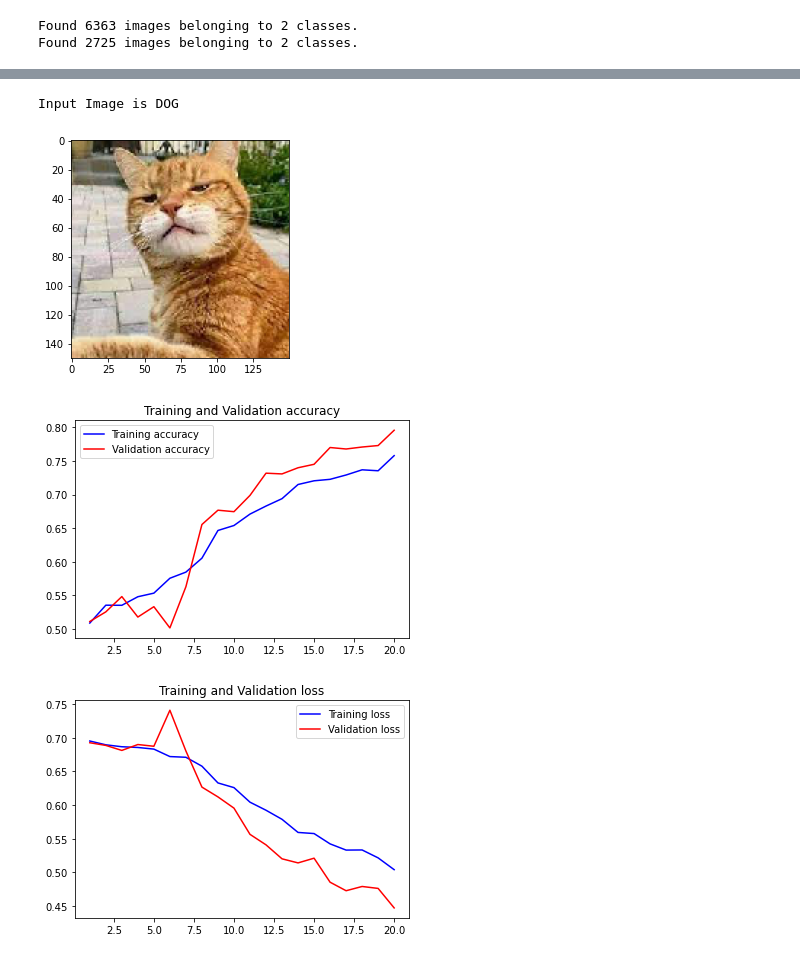
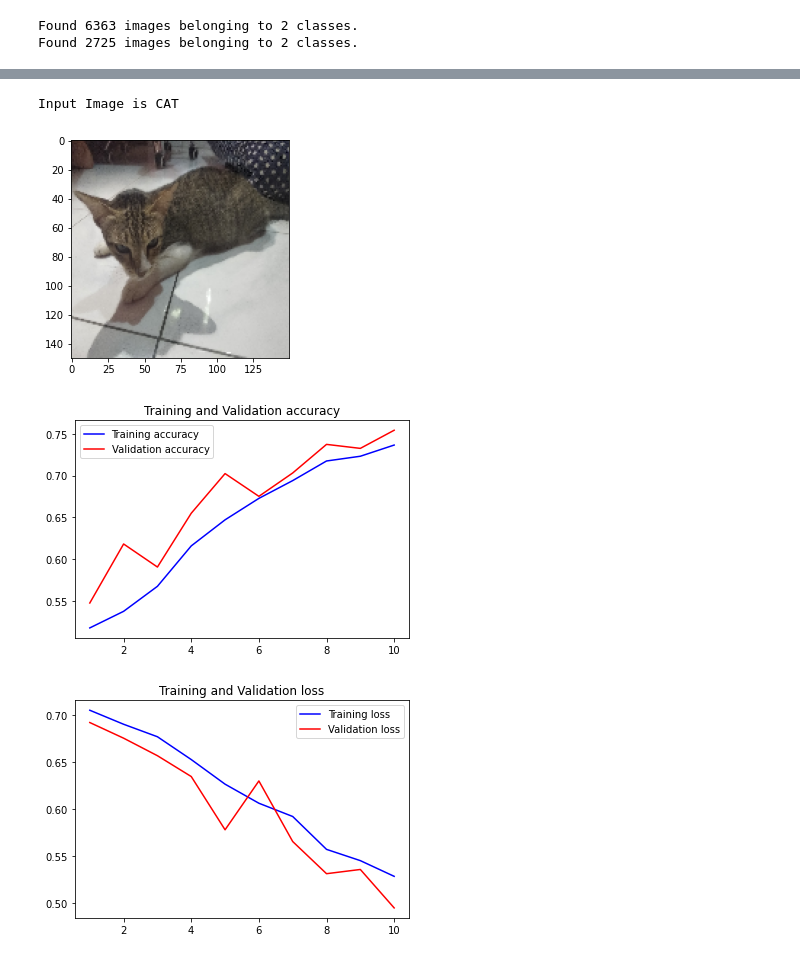
Before and after one commit to hikizan/ImageClassificationWithoutOverfitting, a Jupyter notebook: ImageClassification3.ipynb, the cells around one changed output, grey strips where cells are left out. Drawn from its saved outputs; the diff is of its cells as text; code cells hidden in the pictures.

Commit message:
better but model result not optimal

```diff
--- a/ImageClassification3.ipynb
+++ b/ImageClassification3.ipynb
@@ -17,10 +17,10 @@ from tensorflow.keras.preprocessing.image import ImageDataGenerator
 
 train_datagen = ImageDataGenerator( rescale = 1.0/255,
                                     rotation_range=40,
-                                    width_shift_range=0.2,
-                                    height_shift_range=0.2,
-                                    shear_range=0.2,
-                                    zoom_range=0.2,
+                                    width_shift_range=0.1,
+                                    height_shift_range=0.1,
+                                    shear_range=0.1,
+                                    zoom_range=0.1,
                                     horizontal_flip=True,
                                     fill_mode='nearest',
                                     validation_split=0.3
@@ -48,8 +48,6 @@ Found 2725 images belonging to 2 classes.
 # %%
 model = tf.keras.models.Sequential([
     tf.keras.layers.Conv2D(64, (3,3), activation='relu', input_shape=(150, 150, 3)),
-    tf.keras.layers.MaxPooling2D(2,2),
-    tf.keras.layers.Conv2D(64, (3,3), activation='relu'),
     tf.keras.layers.MaxPooling2D(2,2),
     tf.keras.layers.Conv2D(128, (3,3), activation='relu'),
     tf.keras.layers.MaxPooling2D(2,2),
@@ -88,7 +86,7 @@ model.compile(loss='binary_crossentropy',
 history = model.fit(
     x=train_generator,
     validation_data=validation_generator,
-    epochs=20,
+    epochs=10,
     verbose=2
 )
 # %% [output]
@@ -117,8 +118,8 @@ import matplotlib.image as mpimg
 
 #test_image = image.load_img('cat.1.jpg',target_size=(64,64))
 #test_image = image.load_img('neko.jpg',target_size=(150,150))
-#test_image = image.load_img('dog.4031.jpg',target_size=(150,150))
-test_image = image.load_img('dog.4001.jpg',target_size=(150,150))
+test_image = image.load_img('dog.4031.jpg',target_size=(150,150))
+#test_image = image.load_img('dog.4001.jpg',target_size=(150,150))
 
 imgplot = plt.imshow(test_image)
 test_image = image.img_to_array(test_image)
@@ -135,20 +136,21 @@ Input Image is DOG
 # %%
 #test_image_two = image.load_img('dog.4001.jpg',target_size=(150,150))
-#test_image_two = image.load_img('neko.jpg',target_size=(150,150))
-test_image_two = image.load_img('contohTes.jpg',target_size=(150,150))
+test_image_two = image.load_img('neko.jpg',target_size=(150,150))
+#test_image_two = image.load_img('contohTes.jpg',target_size=(150,150))
+#test_image_two = image.load_img('dog.4031.jpg',target_size=(150,150))
 
 imgplot_two = plt.imshow(test_image_two)
 test_image_two = image.img_to_array(test_image_two)
 test_image_two = test_image_two/255
 test_image_two= np.expand_dims(test_image_two,axis=0)
 result_two = model.predict(test_image_two)
-if result_two <= 0.5 :
+if result <= 0.5 :
     print("Input Image is CAT")
 else:
     print("Input Image is DOG")
 # %% [output]
-Input Image is DOG
+Input Image is CAT
-[figure, old version]
+[figure, new version]
 # %%
 import matplotlib.pyplot as plt
 import matplotlib.image as mpimg
@@ -176,5 +178,5 @@ plt.legend()
 
 plt.show()
 # %% [output]
-[figure, old version]
+[figure, new version]
-[figure, old version]
+[figure, new version]
```
Also changed, not shown: parts of 3 cells of this notebook.
